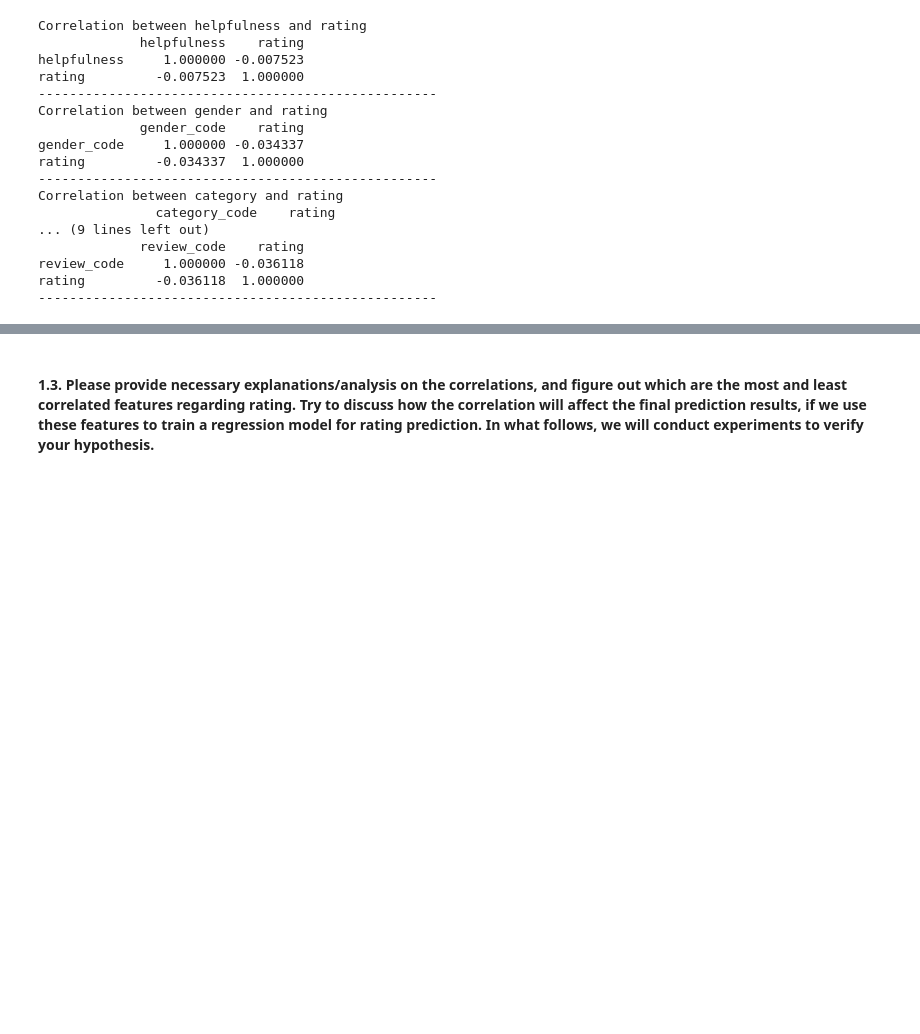
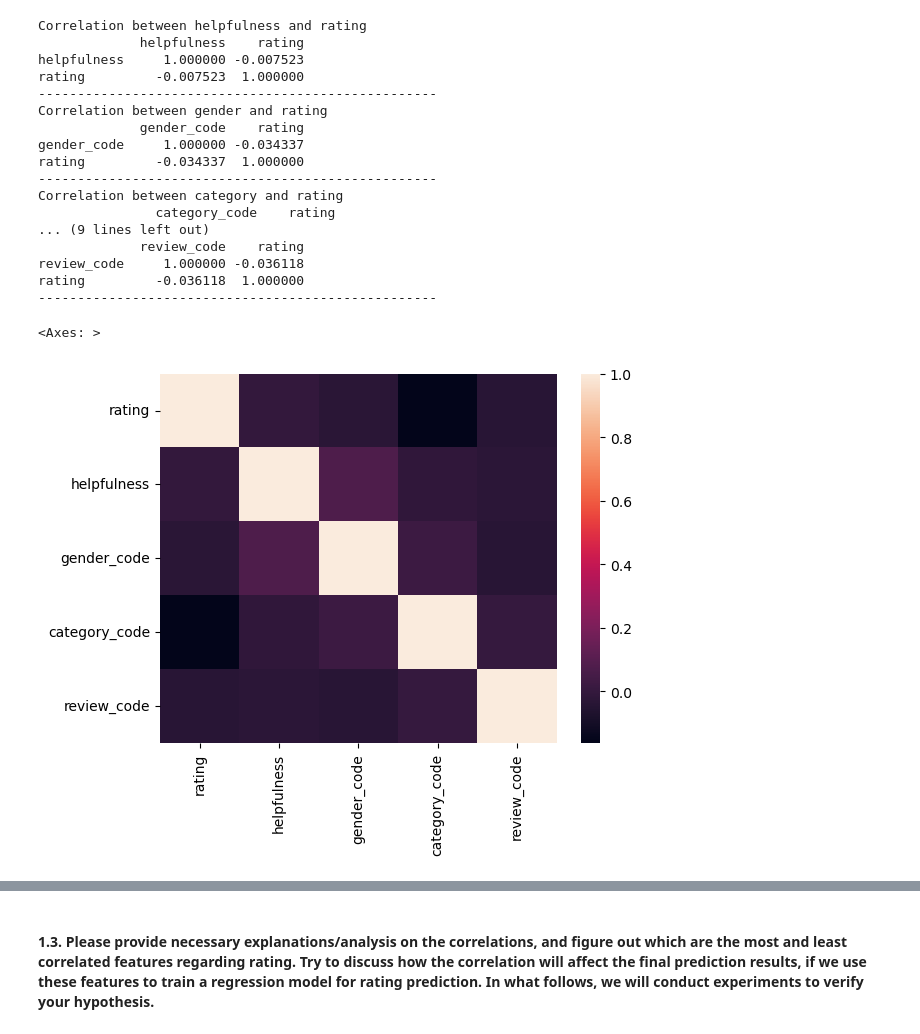
Before and after one commit to leonguyen18/MQ-Data-Science-Portfolio-2, a Jupyter notebook: new_Portfolio_2_questions_(2024_S1).ipynb, the cells around one changed output, grey strips where cells are left out. Cells and saved outputs as stored; diff of their text form; code cells hidden in the pictures; blank space fills up the shorter version.

Commit message:
Updated - Visualization

```diff
--- a/new_Portfolio_2_questions_(2024_S1).ipynb
+++ b/new_Portfolio_2_questions_(2024_S1).ipynb
@@ -282,3 +299,8 @@ Correlation between category and rating
 review_code     1.000000 -0.036118
 rating         -0.036118  1.000000
 ---------------------------------------------------
+# %%
+sns.heatmap (correlation_matrix)
+# %% [output]
+<Axes: >
+[figure, added]
```
Also changed, not shown: parts of 39 cells of this notebook, 1 other file.
